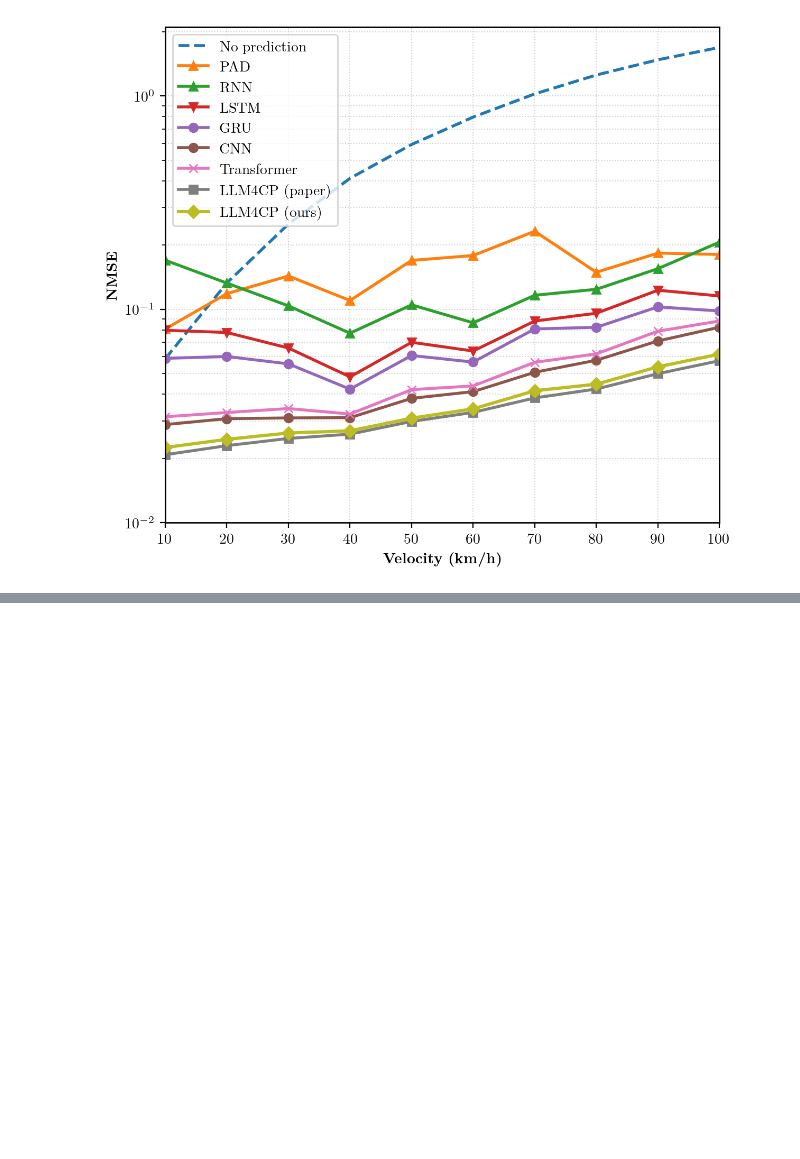
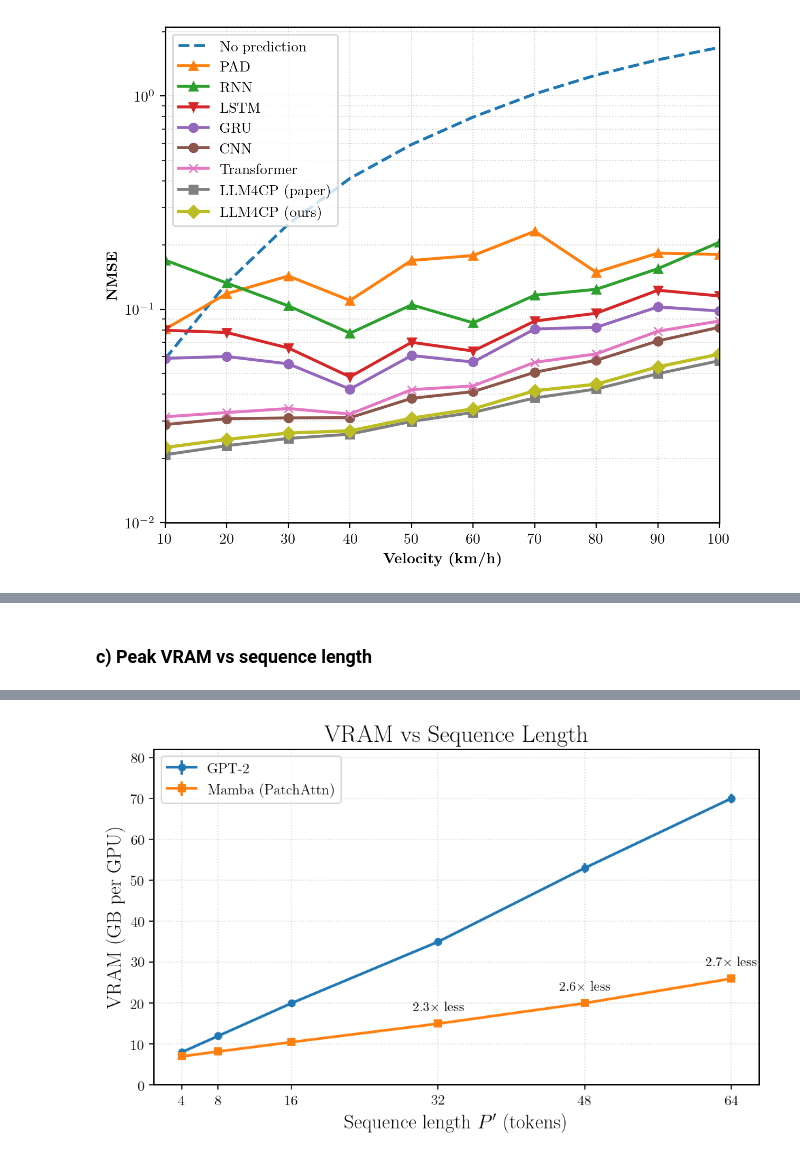
Before and after one commit to aladinD/MambaCSP, a Jupyter notebook: plots.ipynb, the cells around one changed output, grey strips where cells are left out. Cells and saved outputs as stored; diff of their text form; code cells hidden in the pictures; blank space fills up the shorter version.

```diff
--- a/plots.ipynb
+++ b/plots.ipynb
@@ -99,0 +496,77 @@ Saved figure to: nmse_plot_tdd.png
+# %% [markdown]
+### c) Peak VRAM vs sequence length
+# %%
+# peak_vram_vs_pprime.py
+# Plausible peak VRAM (GB per GPU) vs sequence tokens P' for GPT-2 small vs Mamba-130M
+# A100 80GB, bf16 AMP, fixed per-GPU batch (global batch held via accumulation).
+
+import numpy as np
+import matplotlib.pyplot as plt
+
+plt.rcParams.update({
+    "text.usetex": True,
+    "font.family": "serif",
+    "font.serif": ["Computer Modern Roman"],
+    "text.latex.preamble": r"\usepackage{lmodern}",
+    "axes.edgecolor": "black",
+    "axes.linewidth": 1,
+})
+
+# ---------------- Assumptions ----------------
+pprime = np.array([4, 8, 16, 32, 48, 64], dtype=int)
+
+# Peak VRAM (GB)
+vram_gpt   = np.array([8.0, 12.0, 20.0, 35.0, 53.0, 70.0], dtype=float)
+vram_mamba = np.array([7.0,  8.2, 10.5, 15.0, 20.0, 26.0], dtype=float)
+
+# Error bars (GB)
+gpt_err   = np.array([0.3, 0.4, 0.6, 0.9, 1.1, 1.2], dtype=float)
+mamba_err = np.array([0.3, 0.3, 0.4, 0.6, 0.8, 0.9], dtype=float)
+
+# Headroom vs 80 GB
+headroom_gpt   = 80.0 - vram_gpt
+headroom_mamba = 80.0 - vram_mamba
+
+# VRAM efficiency factor (how many times less memory Mamba uses)
+vram_speedup = vram_gpt / vram_mamba
+
+# ---------------- Plot ----------------
+plt.rcParams.update({
+    "figure.dpi": 140,
+    "axes.linewidth": 1.0,
+    "font.size": 11,
+})
+
+fig, ax = plt.subplots(figsize=(7.2, 4.6))
+
+ax.errorbar(pprime, vram_gpt,   yerr=gpt_err,   fmt='-o', linewidth=2.0, markersize=5, label="GPT-2")
+ax.errorbar(pprime, vram_mamba, yerr=mamba_err, fmt='-s', linewidth=2.0, markersize=5, label="Mamba (PatchAttn)")
+
+ax.set_xlabel(r"Sequence length $P'$ (tokens)", fontsize=15)
+ax.set_ylabel("VRAM (GB per GPU)", fontsize=15)
+ax.set_xticks(pprime)
+ax.set_ylim(0, 82)
+ax.grid(True, which="both", linestyle=":", alpha=0.5)
+ax.legend(loc="upper left", frameon=True)
+ax.set_title("VRAM vs Sequence Length", fontsize=18)
+
+# Annotate VRAM savings at larger P'
+for x, s in zip(pprime[-3:], vram_speedup[-3:]):
+    idx = list(pprime).index(x)
+    ax.annotate(f"{s:.1f}× less",
+                xy=(x, vram_mamba[idx]),
+                xytext=(0, 10),
+                textcoords="offset points",
+                ha="center", fontsize=10)
+
+plt.tight_layout()
+plt.savefig("peak_vram_vs_pprime.png", bbox_inches="tight")
+print("Saved: peak_vram_vs_pprime.png")
+
+# ---------------- Console summary ----------------
+print("\nSummary (GB per GPU):")
+print("P' |  GPT-2  | Mamba  | Speedup (GPT-2 / Mamba) | Headroom (A100-80)")
+print("---+---------+--------+-------------------------+------------------")
+for Pp, g, m, s, hg, hm in zip(pprime, vram_gpt, vram_mamba, vram_speedup, headroom_gpt, headroom_mamba):
+    print(f"{Pp:>2} | {g:>7.1f} | {m:>6.1f} | {s:>11.2f}×         | GPT-2:{hg:>5.1f}  Mamba:{hm:>5.1f}")
+# %% [output]
@@ -99,0 +584 @@ Saved figure to: nmse_plot_tdd.png
+[figure, added]
```
Also changed, not shown: parts of 12 cells of this notebook, 19 other files.
